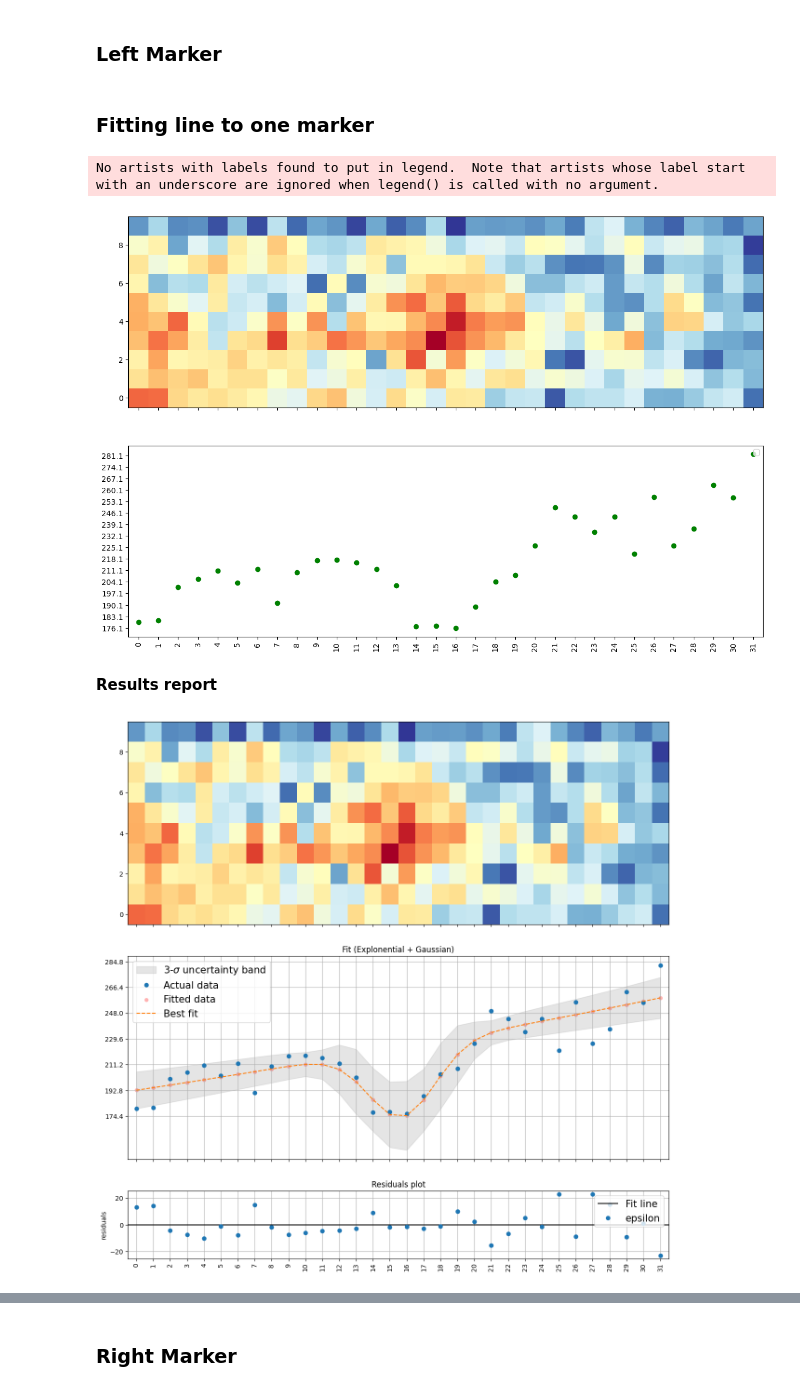
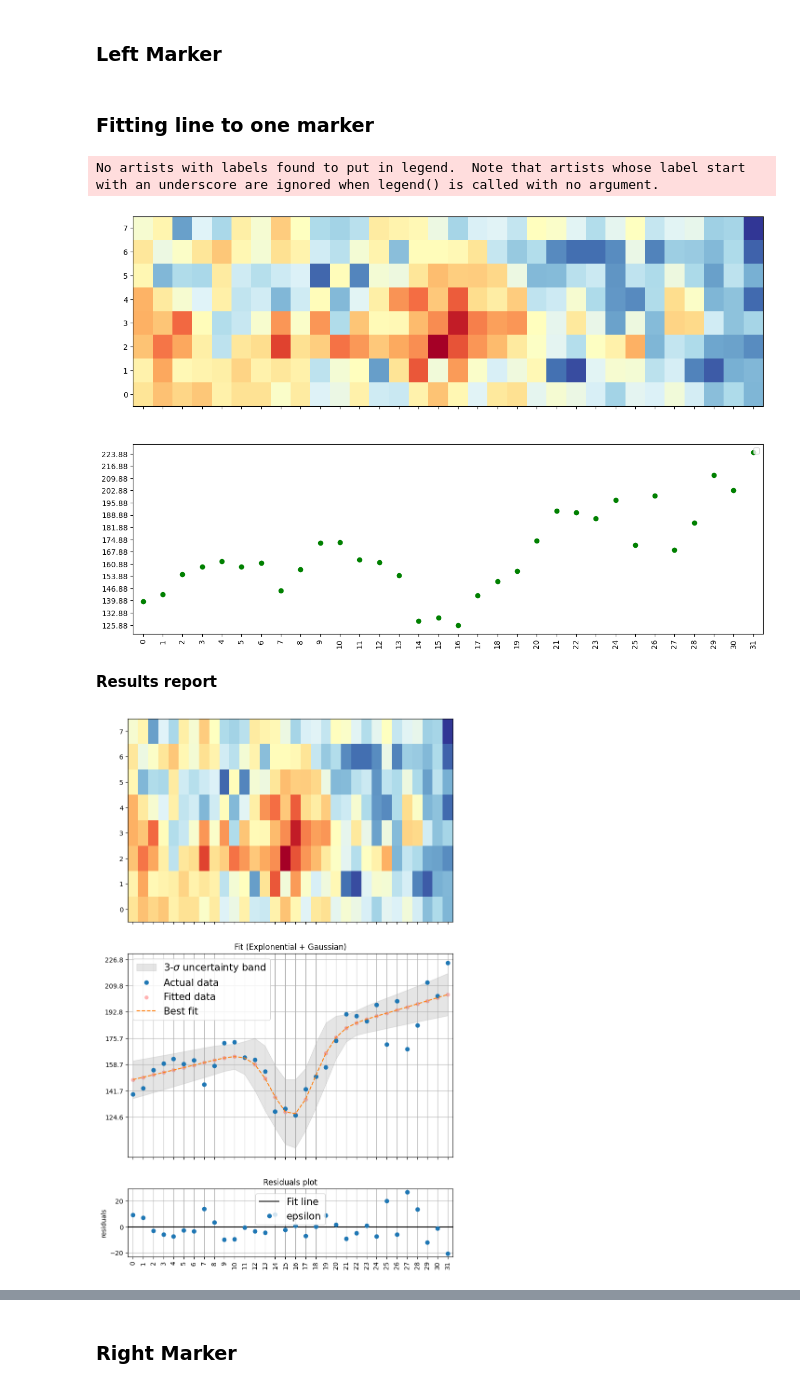
Before and after one commit to PrinceRichfather/tungsten_grate_analysis, a Jupyter notebook: analysis_grid+50plex.ipynb, the cells around one changed output, grey strips where cells are left out. Cells and saved outputs as stored; diff of their text form; code cells hidden in the pictures.

Commit message:
changes to plots layout

```diff
--- a/analysis_grid+50plex.ipynb
+++ b/analysis_grid+50plex.ipynb
@@ -14,8 +14,12 @@ degree_of_rotation = 2.2
 file = uproot.open("root_files/gopa3+50+-ped.root")
 w, _1, _2 = file["h7"].to_numpy()
 w_new = ndimage.rotate(w, degree_of_rotation, reshape=False).T
+# w_markers = w_new[2:75, 45:119]
+# w_left  = w_new[61:71, 49:81]
+# w_right = w_new[18:28, 73:119]
+
 w_markers = w_new[2:75, 45:119]
-w_left  = w_new[61:71, 49:81]
-w_right = w_new[18:28, 73:119]
+w_left  = w_new[62:70, 49:81]
+w_right = w_new[19:27, 73:119]
 print(f"left: {w_left.shape}, right: {w_right.shape}")
 # %% [output]
@@ -56,7 +60,7 @@ plt.show()
 # %% [output]
 ### **Fitting line to one marker**
 No artists with labels found to put in legend.  Note that artists whose label start with an underscore are ignored when legend() is called with no argument.
-[figure, old version]
+[figure, new version]
 # %%
 from lmfit.models import GaussianModel, ExponentialModel
 
@@ -83,7 +87,7 @@ init = mod.eval(pars, x=x_markers_summed)
 out = mod.fit(w_markers_summed, pars, x=x_markers_summed)
 
 # Printing section
-fig, ax = plt.subplots(3, 1, figsize=(15, 15), sharex=True, gridspec_kw={'height_ratios': [3, 3, 1]})
+fig, ax = plt.subplots(3, 1, figsize=(9, 15), sharex=True, gridspec_kw={'height_ratios': [3, 3, 1]})
 
 # Colormesh
 printMD("**Results report**")
@@ -93,32 +97,32 @@ plt.xticks(x_markers_markers_cropped, rotation=90)
 # Fitted graph
 ## Uncertainty
 dely = out.eval_uncertainty(sigma=3)
 ax[1].fill_between(x_markers_summed,
                  out.best_fit-dely,
                  out.best_fit+dely,
                  color="#ABABAB",
                  label='3-$\sigma$ uncertainty band',
                  alpha=0.3)
 ## Graph itself
 ax[1].plot(x_markers_summed, out.data, 'o', label='Actual data')
 ax[1].scatter(x_markers_summed, out.best_fit, label='Fitted data', c='r', alpha=0.3, linewidths=0.1)
 ax[1].plot(x_markers_summed, out.best_fit, '--', label='Best fit')
 ax[1].set_yticks(np.linspace(out.data.min()-out.data.min()*0.01,
                              out.data.max()+out.data.max()*0.01,
                              7))
 ax[1].grid()
 ax[1].set_title("Fit (Explonential + Gaussian)")
 ax[1].legend(fontsize=15)
 
 # Residuals
 out.plot_residuals(ax=ax[2], title="Residuals plot")
 ax[2].grid()
 ax[2].legend(['Fit line', 'epsilon'], fontsize=15)
 
 plt.show()
 
 out.params
 # %% [output]
 **Results report**
-[figure, old version]
+[figure, new version]
 | name | value | standard error | relative error | initial value | min | max | vary | expression |
```
Also changed, not shown: parts of 4 cells of this notebook, 3 other files.
